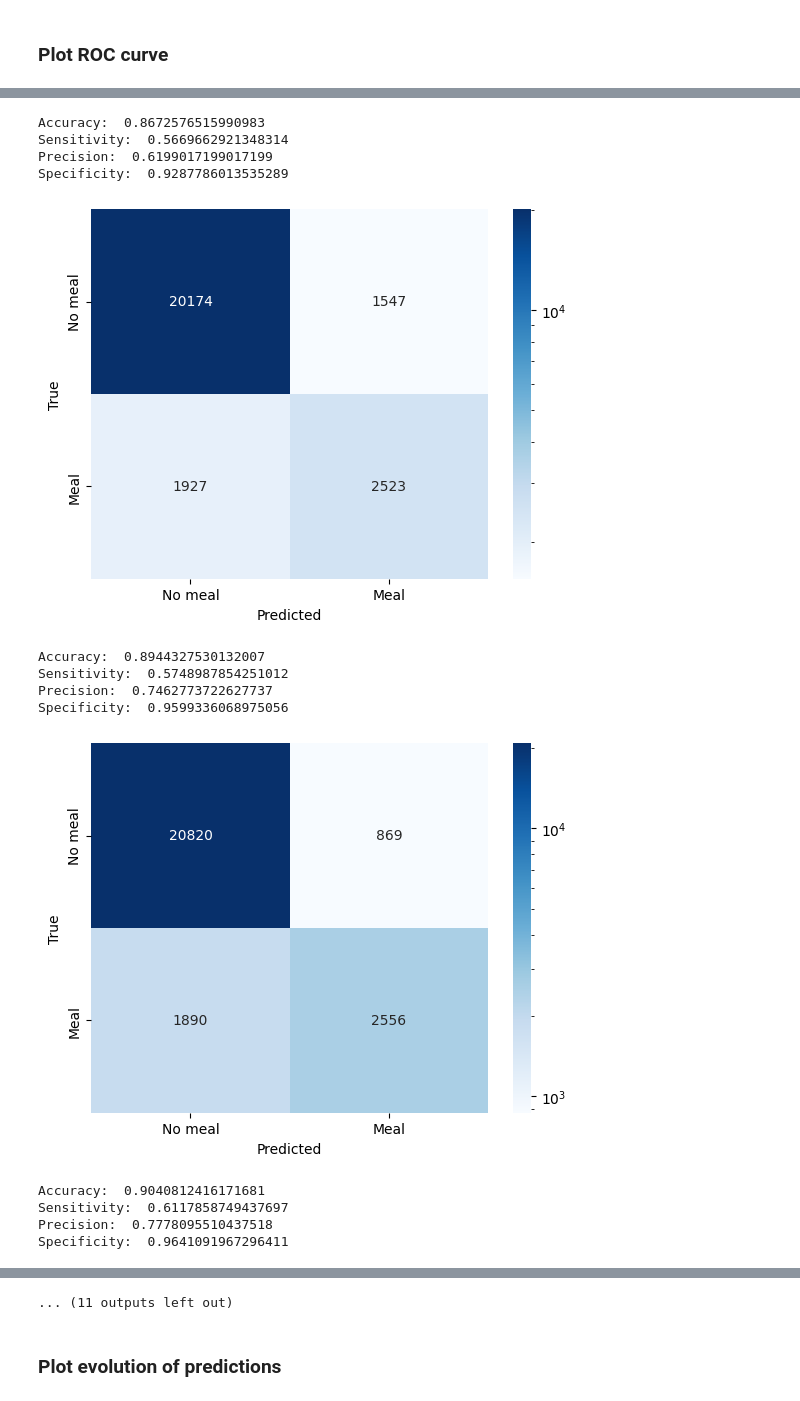
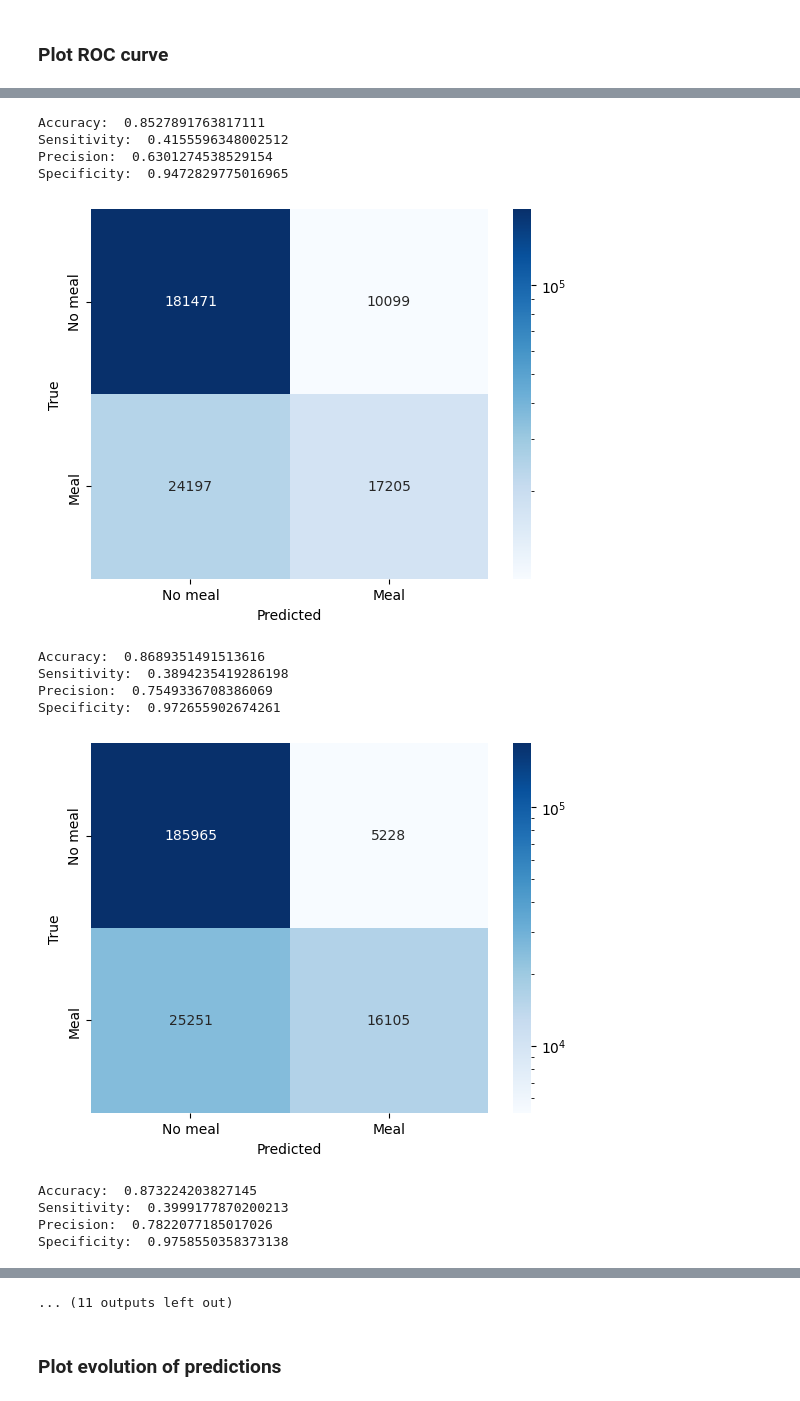
Before and after one commit to Majager/master_ML, a Jupyter notebook: Results/Analyze_results.ipynb, the cells around one changed output, grey strips where cells are left out. Drawn from its saved outputs; the diff is of its cells as text; code cells hidden in the pictures.

```diff
--- a/Results/Analyze_results.ipynb
+++ b/Results/Analyze_results.ipynb
@@ -12,7 +12,7 @@ import json
 from matplotlib.colors import LogNorm
 # %%
 #root_folder_path = "N:\\durable\\sound-and-ecg\\2024-10-Maja-restructured\\Data"
-root_folder_path = "C:\\Users\\MajaE\\src\\repos\\master_ML\\Recordings"
+root_folder_path = "C:\\Users\\MajaE\\src\\repos\\master_ML\\Data"
 # %% [markdown]
 ### Extract data
 # %%
@@ -98,6 +98,6 @@ def extract_test_ROC(root_folder_path):
     ROC_curve(sensitivity, specificity,test_values)
 # %%
 classes = ['No meal','Meal']
-test_name = "lda_validation"
+test_name = "LDA_validation"
 extract_test_ROC(test_name)
 # %% [output]
@@ -109,14 +109,14 @@ Specificity:  0.9792593286202538
-Accuracy:  0.8672576515990983
-Sensitivity:  0.5669662921348314
-Precision:  0.6199017199017199
-Specificity:  0.9287786013535289
+Accuracy:  0.8527891763817111
+Sensitivity:  0.4155596348002512
+Precision:  0.6301274538529154
+Specificity:  0.9472829775016965
-[figure, old version]
+[figure, new version]
-Accuracy:  0.8944327530132007
-Sensitivity:  0.5748987854251012
-Precision:  0.7462773722627737
-Specificity:  0.9599336068975056
+Accuracy:  0.8689351491513616
+Sensitivity:  0.3894235419286198
+Precision:  0.7549336708386069
+Specificity:  0.972655902674261
-[figure, old version]
+[figure, new version]
-Accuracy:  0.9040812416171681
-Sensitivity:  0.6117858749437697
-Precision:  0.7778095510437518
-Specificity:  0.9641091967296411
+Accuracy:  0.873224203827145
+Sensitivity:  0.3999177870200213
+Precision:  0.7822077185017026
+Specificity:  0.9758550358373138
```
Also changed, not shown: parts of 3 cells of this notebook, 7 other files.
